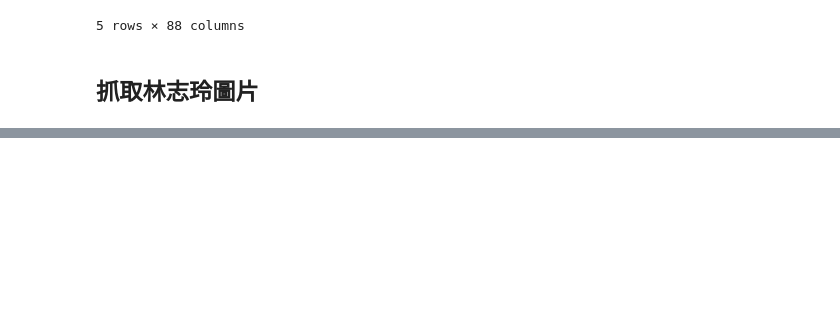
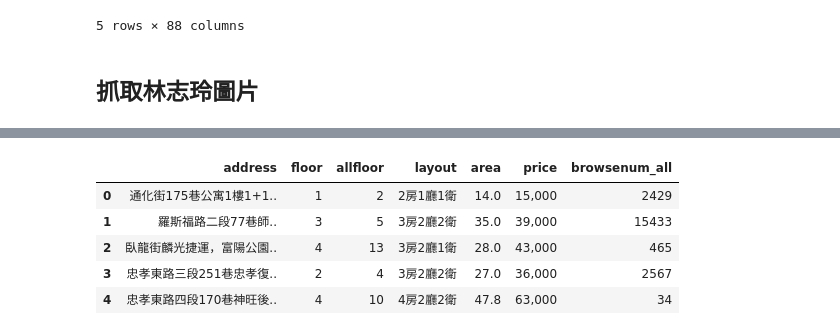
Before and after one commit to ywchiu/transglobepy, a Jupyter notebook: Demo20190614.ipynb, the cells around one changed output, grey strips where cells are left out. Saved outputs shown, nothing was run; the diff lists cells and outputs as text; code cells hidden in the pictures; blank space fills up the shorter version.

```diff
--- a/Demo20190614.ipynb
+++ b/Demo20190614.ipynb
@@ -193,0 +248,9 @@ for e in soup.select('img'):
+# %%
+df.head()
+# %% [output]
+|  | address | floor | allfloor | layout | area | price | browsenum_all |
+| 0 | 通化街175巷公寓1樓1+1.. | 1 | 2 | 2房1廳1衛 | 14.0 | 15,000 | 2429 |
+| 1 | 羅斯福路二段77巷師.. | 3 | 5 | 3房2廳2衛 | 35.0 | 39,000 | 15433 |
+| 2 | 臥龍街麟光捷運，富陽公園.. | 4 | 13 | 3房2廳1衛 | 28.0 | 43,000 | 465 |
+| 3 | 忠孝東路三段251巷忠孝復.. | 2 | 4 | 3房2廳2衛 | 27.0 | 36,000 | 2567 |
+| 4 | 忠孝東路四段170巷神旺後.. | 4 | 10 | 4房2廳2衛 | 47.8 | 63,000 | 34 |
```
Also changed, not shown: parts of 50 cells of this notebook, 1 other file.
